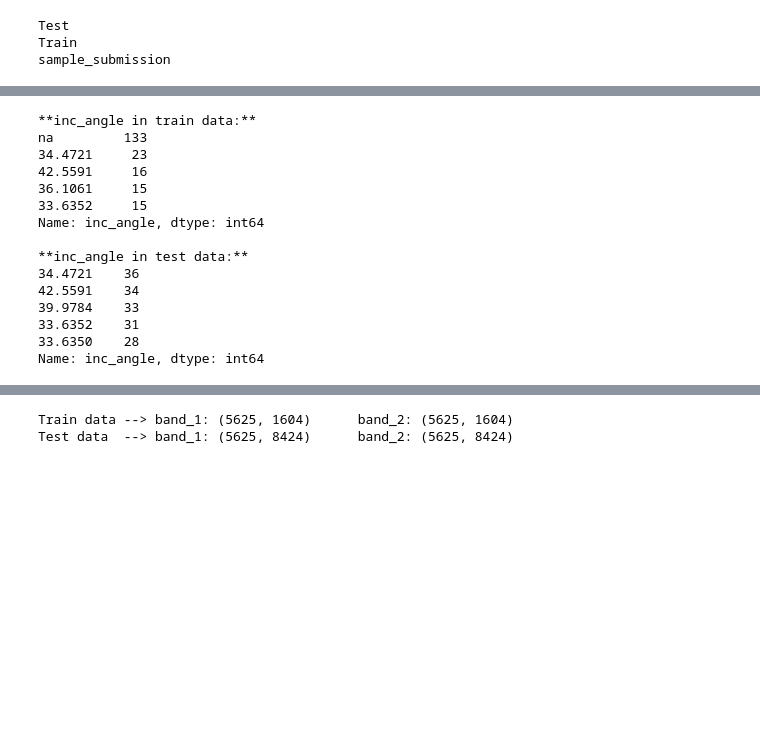
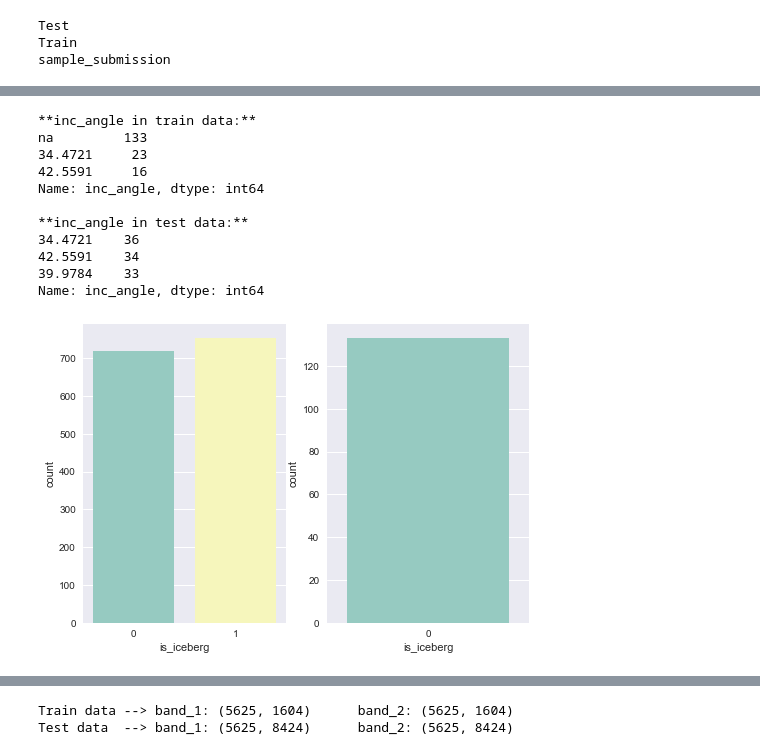
Before and after one commit to MeisamAmjad/JupyterNotebook, a Jupyter notebook: Iceberge/Iceberg.ipynb, the cells around one changed output, grey strips where cells are left out. Saved outputs shown, nothing was run; the diff lists cells and outputs as text; code cells hidden in the pictures; blank space fills up the shorter version.

```diff
--- a/Iceberge/Iceberg.ipynb
+++ b/Iceberge/Iceberg.ipynb
@@ -58,24 +86,19 @@ shape for Test data: (8424, 4)
 | 4 | [-23.3745937347, -26.0271816254, ... | [-25.7223434448, -27.0115776062, ... | 4371c8c3 | 43.918874 |
 # %%
 print('**inc_angle in train data:**')
-print(train.inc_angle.value_counts().head(5))
+print(train.inc_angle.value_counts().head(3))
 
 print('\n**inc_angle in test data:**')
-print(test.inc_angle.value_counts().head(5))
-#train[train.inc_angle == 'na'] = np.nan
+print(test.inc_angle.value_counts().head(3))
 # %% [output]
 **inc_angle in train data:**
 na         133
 34.4721     23
 42.5591     16
-36.1061     15
-33.6352     15
 Name: inc_angle, dtype: int64
 
 **inc_angle in test data:**
 34.4721    36
 42.5591    34
 39.9784    33
-33.6352    31
-33.6350    28
 Name: inc_angle, dtype: int64
@@ -81,0 +129,8 @@ Name: inc_angle, dtype: int64
+# %%
+fig, axes = plt.subplots(1, 2)
+# Ploting results for those that holding specific inc_angles value.
+sns.countplot(train[train.inc_angle != 'na'].is_iceberg, palette='Set3', ax = axes[0]); # Whitout 'nan'
+# ploting results for those where inc_angle == 'nan'
+sns.countplot(train[train.inc_angle == 'na'].is_iceberg, palette='Set3', ax = axes[1]); # with 'nan'
+# %% [output]
+[figure, added]
```
Also changed, not shown: parts of 18 cells of this notebook, 1 other file.
